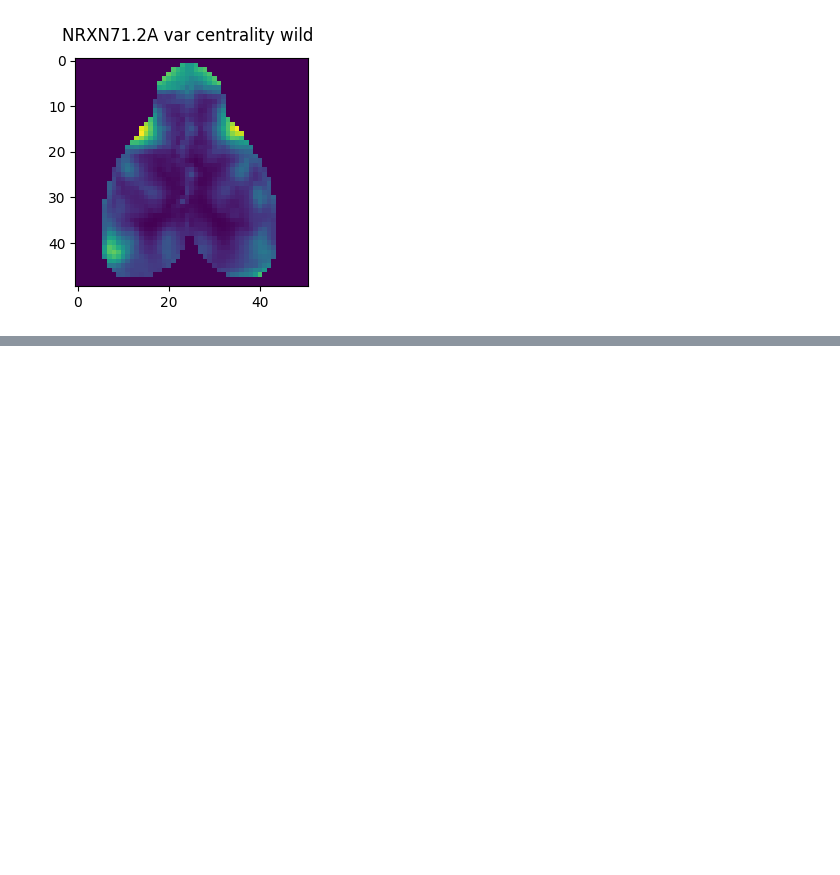
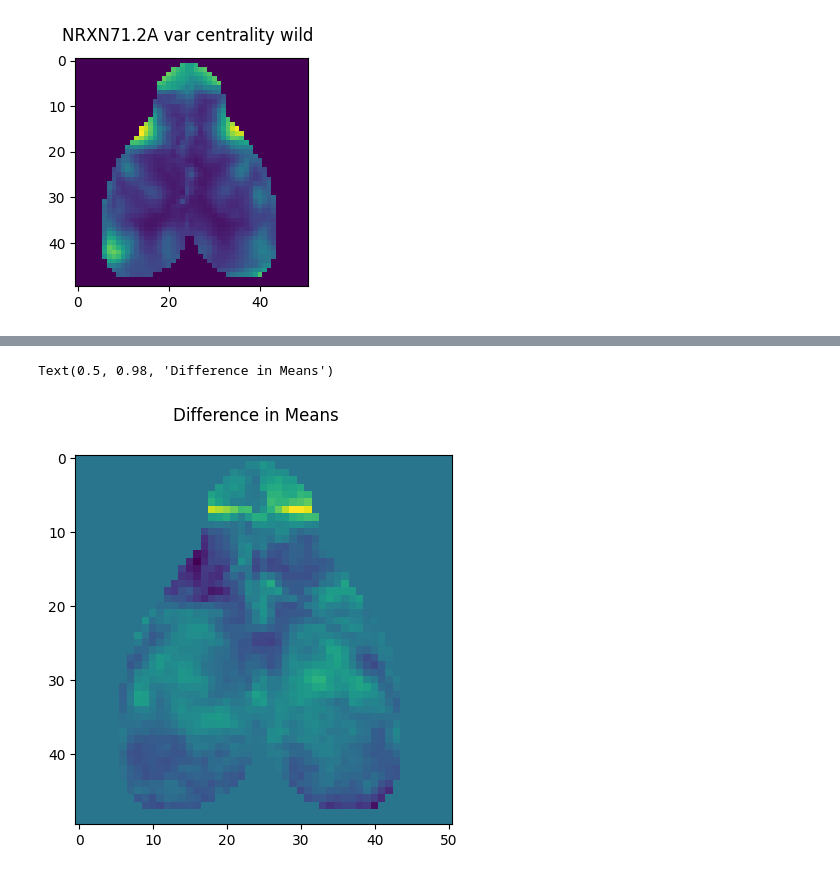
Before and after one commit to alteriis/calcium_dynamics, a Jupyter notebook: analyze/Analyze Centrality Dynamics.ipynb, the cells around one changed output, grey strips where cells are left out. Saved outputs shown, nothing was run; the diff lists cells and outputs as text; code cells hidden in the pictures; blank space fills up the shorter version.

```diff
--- a/analyze/Analyze Centrality Dynamics.ipynb
+++ b/analyze/Analyze Centrality Dynamics.ipynb
@@ -117,0 +123,6 @@ fig = connectivity_measures.show_array(results,H,W,good_indices,0,1)
+# %%
+fig = connectivity_measures.show_array(mean_centrality_knock-mean_centrality_wild,H,W,good_indices)
+fig.suptitle('Difference in Means')
+# %% [output]
+Text(0.5, 0.98, 'Difference in Means')
+[figure, added]
```
Also changed, not shown: parts of 4 cells of this notebook.
